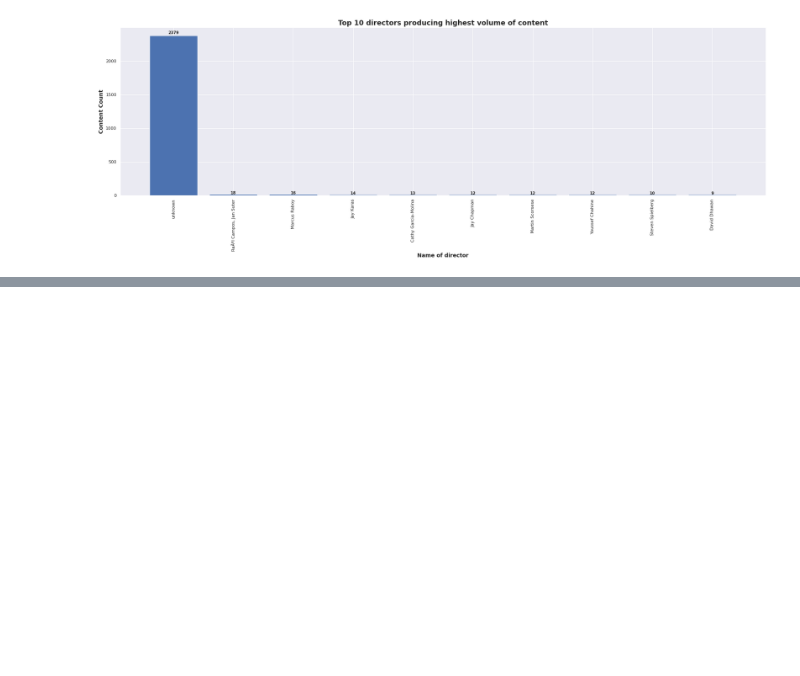
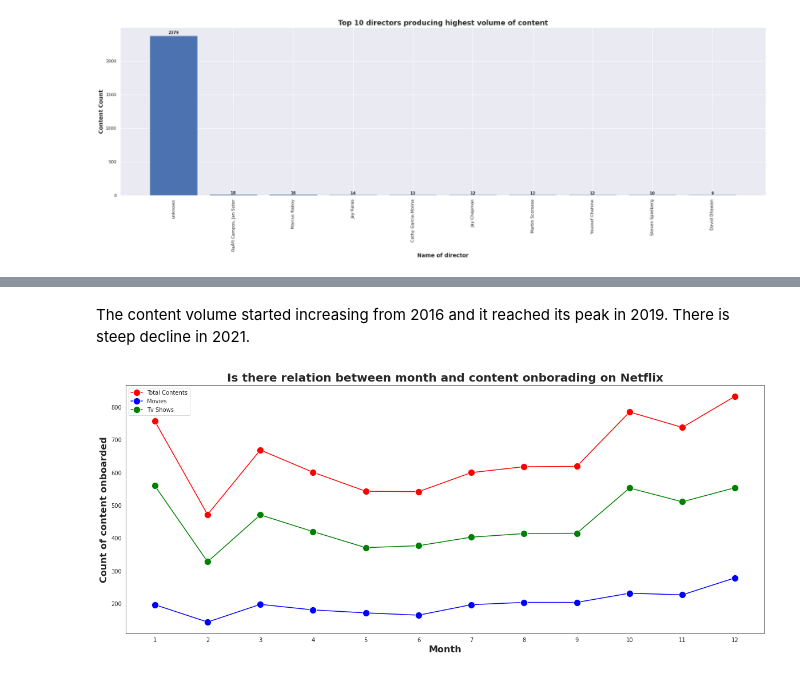
Before and after one commit to shetehm/NETFLIX-MOVIES-AND-TV-SHOWS-CLUSTERING, a Jupyter notebook: Individual_Colab_NETFLIX_MOVIES_AND_TV_SHOWS_CLUSTERING.ipynb, the cells around one changed output, grey strips where cells are left out. Saved outputs shown, nothing was run; the diff lists cells and outputs as text; code cells hidden in the pictures; blank space fills up the shorter version.

```diff
--- a/Individual_Colab_NETFLIX_MOVIES_AND_TV_SHOWS_CLUSTERING.ipynb
+++ b/Individual_Colab_NETFLIX_MOVIES_AND_TV_SHOWS_CLUSTERING.ipynb
@@ -508,0 +593,26 @@ for p in graph:
+# %% [markdown]
+The content volume started increasing from 2016 and it reached its peak in 2019. There is steep decline in 2021.
+# %%
+#Is there relation between month and content onborading on Netflix
+sns.set_style("white")
+plt.figure(figsize=(20,8))
+data1 = netflix_df.groupby(['month_added'])['show_id'].count().reset_index(name='total_count')
+data2= netflix_df[netflix_df['type']=='TV Show']
+data2= data2.groupby('month_added')['show_id'].count().reset_index(name='TV_count')
+data3= netflix_df[netflix_df['type']=='Movie']
+data3= data3.groupby('month_added')['show_id'].count().reset_index(name='Movie_count')
+
+plot1= sns.lineplot(x=data1['month_added'],y=data1['total_count'],data=data1, color= 'Red', marker= 'o', markersize= 12)
+plot2= sns.lineplot(x=data2['month_added'], y=data2['TV_count'], data=data2, color= 'Blue', marker= 'o', markersize= 12)
+plot3= sns.lineplot(x=data3['month_added'], y=data3['Movie_count'], data=data3, color= 'Green', marker= 'o', markersize= 12)
+
+plt.xlabel('Month', weight='bold', fontsize=16)
+plt.ylabel('Count of content onboarded', weight='bold', fontsize=16)
+plt.title("Is there relation between month and content onborading on Netflix", weight='bold', fontsize=20)
+plt.xticks(data1['month_added'].unique())
+#plt.xticks(rotation='vertical')
+label=['Total Contents','Movies','Tv Shows']
+plt.legend(label)
+plt.show()
+# %% [output]
+[figure, added]
```
Also changed, not shown: parts of 11 cells of this notebook.
